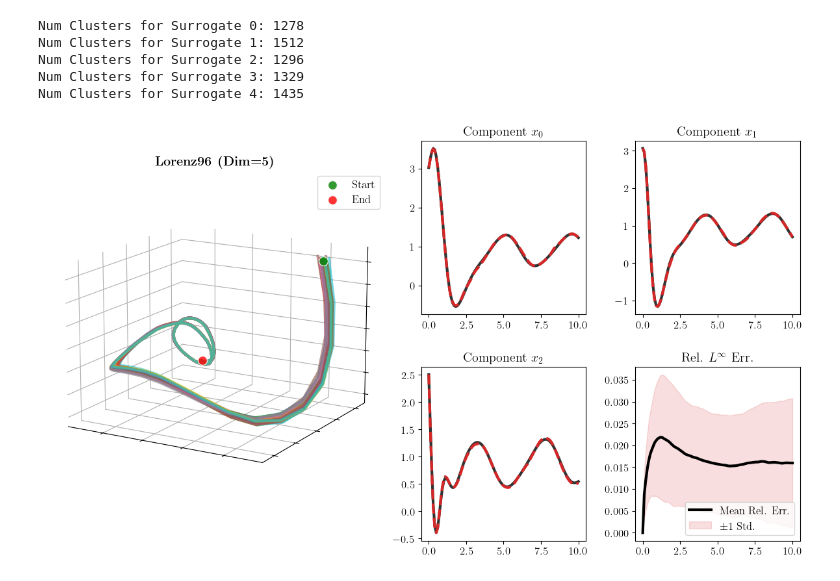
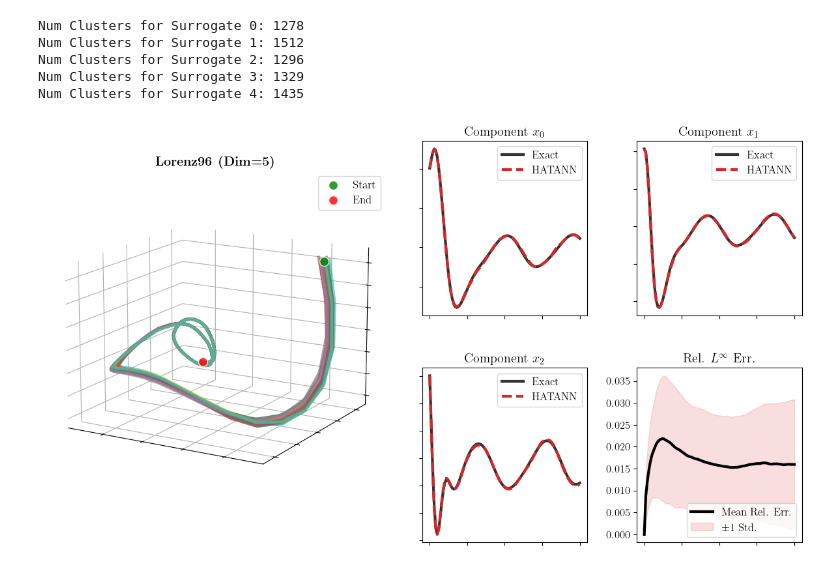
Before and after one commit to ut-padas/affini, a Jupyter notebook: ics26_lorenz_timestep_experiment_figs.ipynb, the cells around one changed output. Drawn from its saved outputs; the diff is of its cells as text; code cells hidden in the pictures.

```diff
--- a/ics26_lorenz_timestep_experiment_figs.ipynb
+++ b/ics26_lorenz_timestep_experiment_figs.ipynb
@@ -183,33 +183,41 @@ labels = ["x_0", "x_1", "x_2"]
 # For one trajectory: plot only first 3 components
 for i in range(3):
     ax = fig.add_subplot(gs_sub[i // 2, i % 2])
-    ax.plot(tvec, trajectory_cloud_exact_center[i, :], color="#333333", lw=3)
-    ax.plot(tvec, trajectory_cloud_surr_center[i, :], color="#d62728", ls="--", lw=3)
+    ax.plot(tvec, trajectory_cloud_exact_center[i, :], color="#333333", lw=3, label='Exact')
+    ax.plot(tvec, trajectory_cloud_surr_center[i, :], color="#d62728", ls="--", lw=3, label='HATANN')
     ax.set_title(f"Component ${labels[i]}$")
+    ax.set_xticklabels([])
+    ax.set_yticklabels([])
+    ax.legend()
 
 # Error Plot
 ax_err = fig.add_subplot(gs_sub[1, 1])
 ax_err.plot(tvec, mean, color="#000000", lw=3, label='Mean Rel. Err.')
 ax_err.fill_between(tvec, mean+std, mean-std, color="#d62728", alpha=0.15,
                     label='$\\pm 1$ Std.')
 ax_err.set_title(f"Rel. $L^\\infty$ Err.")
 ax_err.legend(loc='lower right')
 
 # # Error plot #2
 # ax_err = fig.add_subplot(gs_sub[1, 1])
 # ax_err.hist2d(tvec, rel_error, bins=[NSTEPS+1, 50], cmap='Blues', cmin=1)
 
 # Clean it up
 ax3d.set_xticklabels([])
 ax3d.set_yticklabels([])
 ax3d.set_zticklabels([])
 
+ax_err.set_xticklabels([])
+
+
+
 ax3d.xaxis.set_pane_color((1.0, 1.0, 1.0, 0.0))
 ax3d.yaxis.set_pane_color((1.0, 1.0, 1.0, 0.0))
 ax3d.zaxis.set_pane_color((1.0, 1.0, 1.0, 0.0))
 
 # Optional: If you want to remove the tick marks (the little lines) as well
 
+fig.tight_layout()
 plt.show()
 # %% [output]
-[figure, old version]
+[figure, new version]
```
Also changed, not shown: 1 other file.
